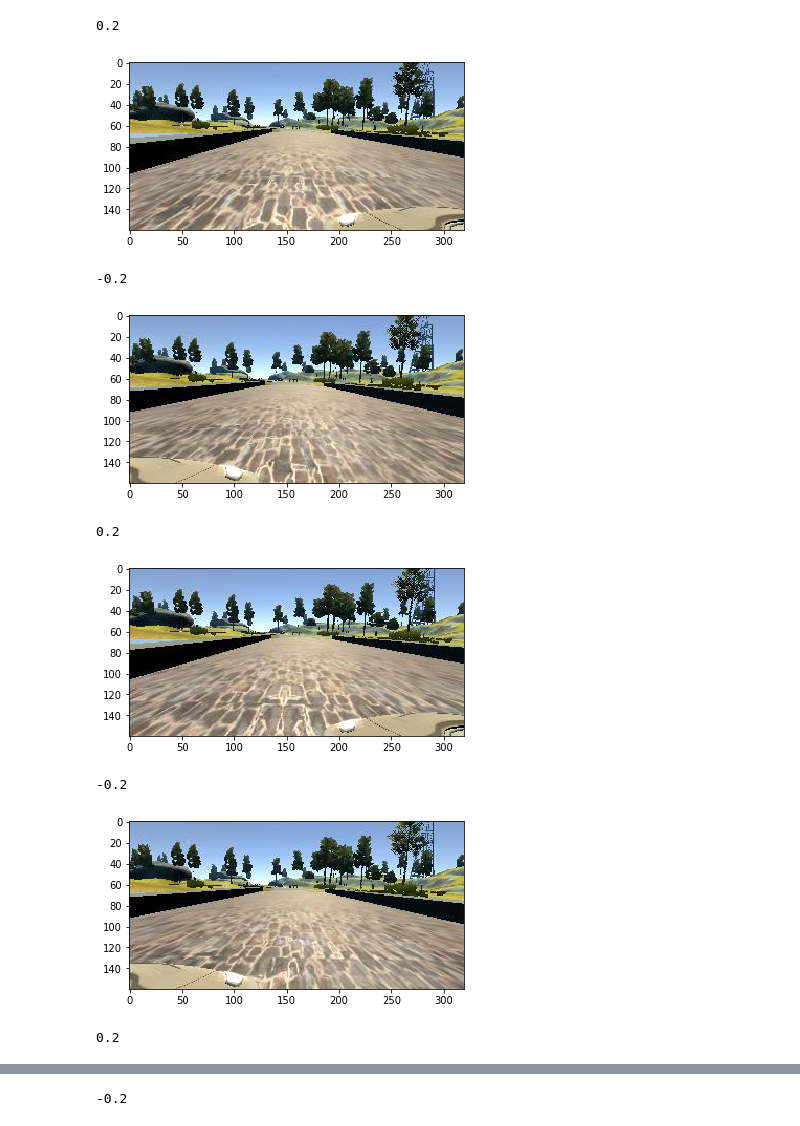
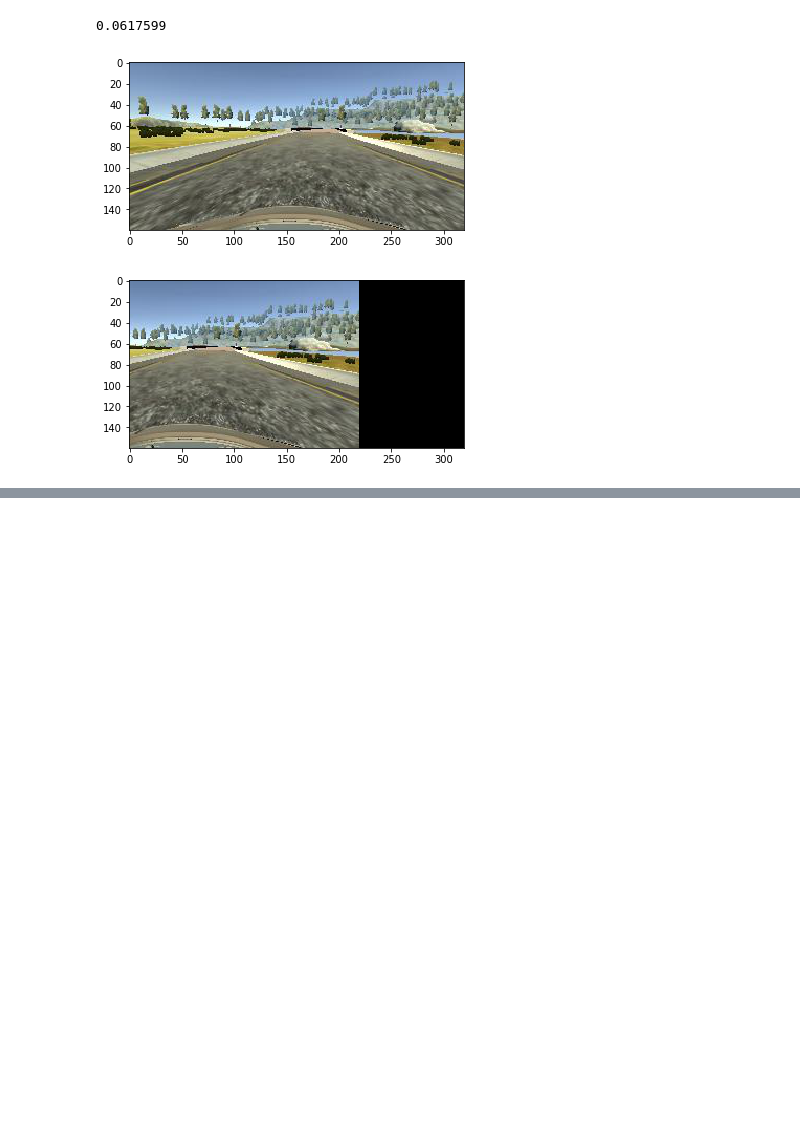
Before and after one commit to sameerpawar/SDCND-Behavioral-cloning, a Jupyter notebook: DataExploration.ipynb, the cells around one changed output, grey strips where cells are left out. Saved outputs shown, nothing was run; the diff lists cells and outputs as text; code cells hidden in the pictures; blank space fills up the shorter version.

```diff
--- a/DataExploration.ipynb
+++ b/DataExploration.ipynb
@@ -10,7 +10,7 @@ import matplotlib.image as mpimg
 
 from sklearn.model_selection import train_test_split
 # %%
-LR = True
+LR = False
 def read_data_fun(samples, src):
     images = [] # X_data
     angles = [] # y_data
@@ -115,18 +115,16 @@ plt.show()
 # %%
 center = 0
 for img, angle in zip(X_data, y_data):
-    if abs(angle) > 0.05 and center < 6:
-        print(angle)
-        plt.imshow(img)
-        plt.show()
-        center += 1
+    if 150 + 2 < center < 150 + 4 + 2:
+        if(center == 153):
+            print(angle)
+            plt.imshow(img)
+            plt.show()
+            shifted_img = cv2.resize(tf.Session().run(tf.contrib.image.translate(img,(-100,0))), (320,160))
+            plt.imshow(shifted_img)
+            plt.show()
+    center += 1
 # %% [output]
-0.2
+0.0617599
-[figure, old version]
+[figure, new version]
--0.2
-[figure, old version]
+[figure, new version]
-0.2
-[figure, removed]
--0.2
-[figure, removed]
-0.2
@@ -134 +130,0 @@ for img, angle in zip(X_data, y_data):
--0.2
```
Also changed, not shown: parts of 1 cell of this notebook, 3 other files.
